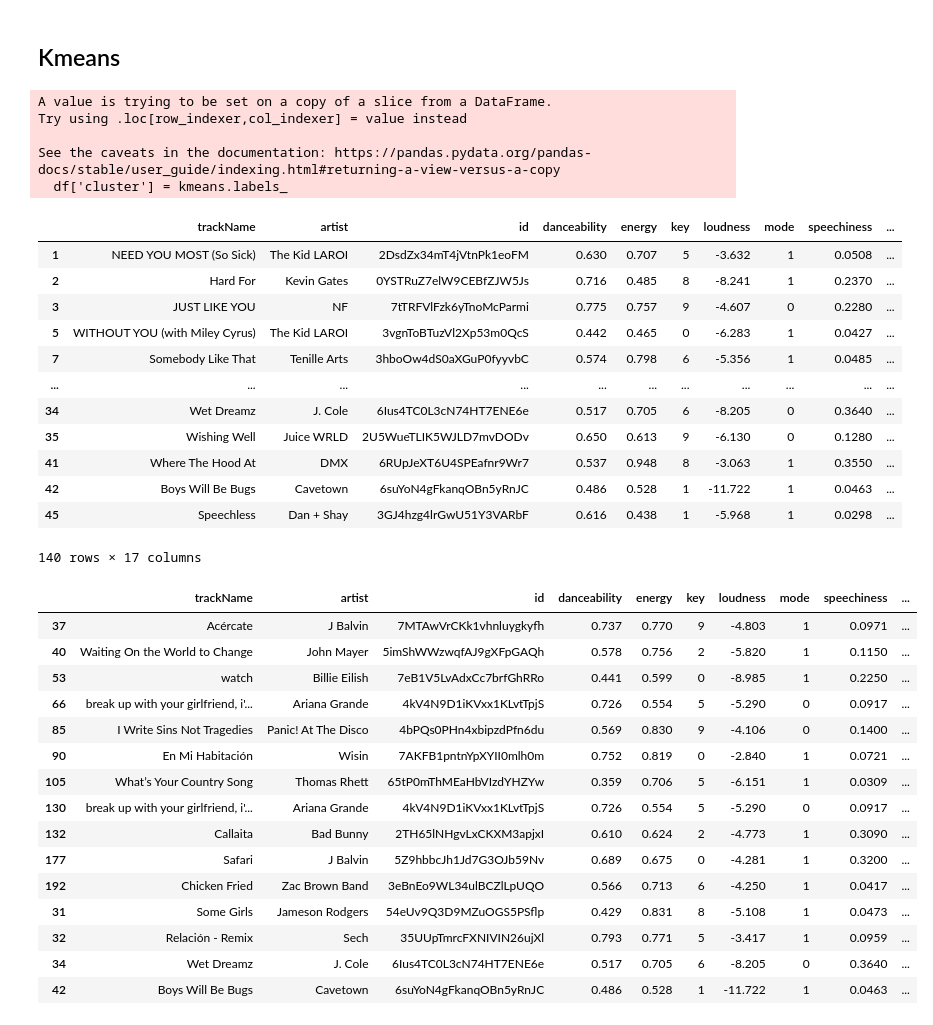
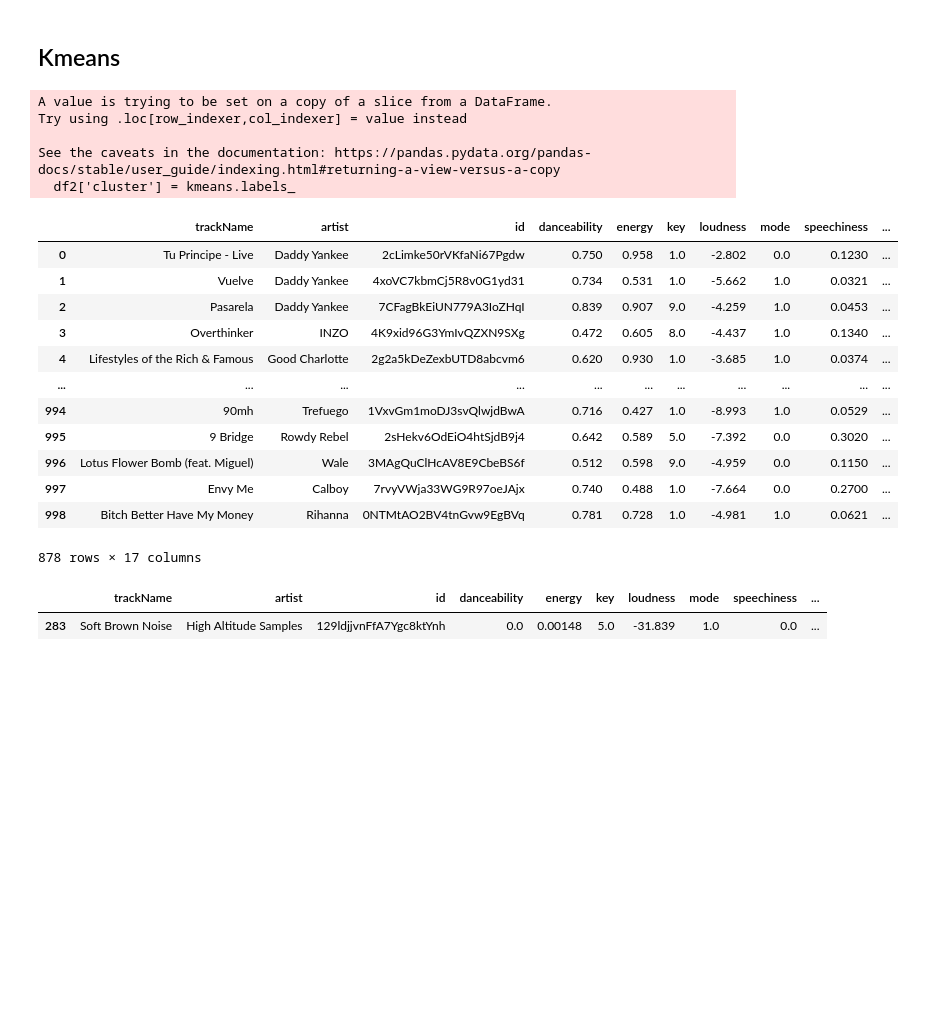
Before and after one commit to benbrill/MoodSpace, a Jupyter notebook: clustering_dataframes.ipynb, the cells around one changed output. Saved outputs shown, nothing was run; the diff lists cells and outputs as text; code cells hidden in the pictures; blank space fills up the shorter version.

```diff
--- a/clustering_dataframes.ipynb
+++ b/clustering_dataframes.ipynb
@@ -72,0 +71,4 @@ import get_lyrics
+# %%
+import lyricsgenius
+genius = lyricsgenius.Genius()
+genius.search_song("Waiting On ther World to Change", "John Mayer").lyrics
@@ -74,15 +80,24 @@ import get_lyrics
 def genDF(songDict):
     df = pd.DataFrame(songDict)
     df = df.apply(lambda X: getSongStats(X), axis = 1)
-    df['lyrics'] = df.apply(lambda X: get_lyrics.main(X['trackName'], X['artist']), axis = 1)
+    def get_lyrics(X):
+        try:
+            r = genius.search_song(X['trackName'], X['artist']).lyrics
+        except:
+            return None
+        return r
+    df['lyrics'] = df.apply(get_lyrics, axis = 1)
     return df
 def getSongStats(df):
-    audioFeats = sp.audio_features(df['id'])
-    featNames = list(audioFeats[0].keys())[:12]
-    returnList = []
-    for feat in featNames:
-        # returnList.append(audioFeats[0][feat])
-        df[feat] = audioFeats[0][feat]
+    try:
+        audioFeats = sp.audio_features(df['id'])
+        featNames = list(audioFeats[0].keys())[:12]
+        returnList = []
+        for feat in featNames:
+            # returnList.append(audioFeats[0][feat])
+            df[feat] = audioFeats[0][feat]
+    except AttributeError:
+        return None
     return df
 # %%
 h = sp.audio_features('0VjIjW4GlUZAMYd2vXMi3b')
@@ -137,2 +152,2 @@ The lyrics for this song were not found!
 # %%
-df[~df['lyrics'].isna()]
+df2 = df[~df['lyrics'].isna()]
@@ -207,47 +176,33 @@ df
 from sklearn.cluster import KMeans
 
 kmeans = KMeans(8)
-X = df[["energy", "valence", "tempo", "liveness"]]
+X = df2[["energy", "valence", "tempo", "liveness"]]
 kmeans.fit_transform(X)
-df['cluster'] = kmeans.labels_
-df
+df2['cluster'] = kmeans.labels_
+df2
 # %% [output]
 A value is trying to be set on a copy of a slice from a DataFrame.
 Try using .loc[row_indexer,col_indexer] = value instead
 
 See the caveats in the documentation: https://pandas.pydata.org/pandas-docs/stable/user_guide/indexing.html#returning-a-view-versus-a-copy
-  df['cluster'] = kmeans.labels_
+  df2['cluster'] = kmeans.labels_
 |  | trackName | artist | id | danceability | energy | key | loudness | mode | speechiness | ... |
-| 1 | NEED YOU MOST (So Sick) | The Kid LAROI | 2DsdZx34mT4jVtnPk1eoFM | 0.630 | 0.707 | 5 | -3.632 | 1 | 0.0508 | ... |
-| 2 | Hard For | Kevin Gates | 0YSTRuZ7elW9CEBfZJW5Js | 0.716 | 0.485 | 8 | -8.241 | 1 | 0.2370 | ... |
-| 3 | JUST LIKE YOU | NF | 7tTRFVlFzk6yTnoMcParmi | 0.775 | 0.757 | 9 | -4.607 | 0 | 0.2280 | ... |
-| 5 | WITHOUT YOU (with Miley Cyrus) | The Kid LAROI | 3vgnToBTuzVl2Xp53m0QcS | 0.442 | 0.465 | 0 | -6.283 | 1 | 0.0427 | ... |
-| 7 | Somebody Like That | Tenille Arts | 3hboOw4dS0aXGuP0fyyvbC | 0.574 | 0.798 | 6 | -5.356 | 1 | 0.0485 | ... |
+| 0 | Tu Principe - Live | Daddy Yankee | 2cLimke50rVKfaNi67Pgdw | 0.750 | 0.958 | 1.0 | -2.802 | 0.0 | 0.1230 | ... |
+| 1 | Vuelve | Daddy Yankee | 4xoVC7kbmCj5R8v0G1yd31 | 0.734 | 0.531 | 1.0 | -5.662 | 1.0 | 0.0321 | ... |
+| 2 | Pasarela | Daddy Yankee | 7CFagBkEiUN779A3IoZHqI | 0.839 | 0.907 | 9.0 | -4.259 | 1.0 | 0.0453 | ... |
+| 3 | Overthinker | INZO | 4K9xid96G3YmIvQZXN9SXg | 0.472 | 0.605 | 8.0 | -4.437 | 1.0 | 0.1340 | ... |
+| 4 | Lifestyles of the Rich & Famous | Good Charlotte | 2g2a5kDeZexbUTD8abcvm6 | 0.620 | 0.930 | 1.0 | -3.685 | 1.0 | 0.0374 | ... |
 | ... | ... | ... | ... | ... | ... | ... | ... | ... | ... | ... |
-| 34 | Wet Dreamz | J. Cole | 6Ius4TC0L3cN74HT7ENE6e | 0.517 | 0.705 | 6 | -8.205 | 0 | 0.3640 | ... |
-| 35 | Wishing Well | Juice WRLD | 2U5WueTLIK5WJLD7mvDODv | 0.650 | 0.613 | 9 | -6.130 | 0 | 0.1280 | ... |
-| 41 | Where The Hood At | DMX | 6RUpJeXT6U4SPEafnr9Wr7 | 0.537 | 0.948 | 8 | -3.063 | 1 | 0.3550 | ... |
-| 42 | Boys Will Be Bugs | Cavetown | 6suYoN4gFkanqOBn5yRnJC | 0.486 | 0.528 | 1 | -11.722 | 1 | 0.0463 | ... |
-| 45 | Speechless | Dan + Shay | 3GJ4hzg4lrGwU51Y3VARbF | 0.616 | 0.438 | 1 | -5.968 | 1 | 0.0298 | ... |
+| 994 | 90mh | Trefuego | 1VxvGm1moDJ3svQlwjdBwA | 0.716 | 0.427 | 1.0 | -8.993 | 1.0 | 0.0529 | ... |
+| 995 | 9 Bridge | Rowdy Rebel | 2sHekv6OdEiO4htSjdB9j4 | 0.642 | 0.589 | 5.0 | -7.392 | 0.0 | 0.3020 | ... |
+| 996 | Lotus Flower Bomb (feat. Miguel) | Wale | 3MAgQuClHcAV8E9CbeBS6f | 0.512 | 0.598 | 9.0 | -4.959 | 0.0 | 0.1150 | ... |
+| 997 | Envy Me | Calboy | 7rvyVWja33WG9R97oeJAjx | 0.740 | 0.488 | 1.0 | -7.664 | 0.0 | 0.2700 | ... |
+| 998 | Bitch Better Have My Money | Rihanna | 0NTMtAO2BV4tnGvw9EgBVq | 0.781 | 0.728 | 1.0 | -4.981 | 1.0 | 0.0621 | ... |
-140 rows × 17 columns
+878 rows × 17 columns
 # %%
 n = 7
-df[df['cluster'] == n]
+df2[df2['cluster'] == n]
 # %% [output]
 |  | trackName | artist | id | danceability | energy | key | loudness | mode | speechiness | ... |
-| 37 | Acércate | J Balvin | 7MTAwVrCKk1vhnluygkyfh | 0.737 | 0.770 | 9 | -4.803 | 1 | 0.0971 | ... |
-| 40 | Waiting On the World to Change | John Mayer | 5imShWWzwqfAJ9gXFpGAQh | 0.578 | 0.756 | 2 | -5.820 | 1 | 0.1150 | ... |
-| 53 | watch | Billie Eilish | 7eB1V5LvAdxCc7brfGhRRo | 0.441 | 0.599 | 0 | -8.985 | 1 | 0.2250 | ... |
-| 66 | break up with your girlfriend, i'... | Ariana Grande | 4kV4N9D1iKVxx1KLvtTpjS | 0.726 | 0.554 | 5 | -5.290 | 0 | 0.0917 | ... |
-| 85 | I Write Sins Not Tragedies | Panic! At The Disco | 4bPQs0PHn4xbipzdPfn6du | 0.569 | 0.830 | 9 | -4.106 | 0 | 0.1400 | ... |
-| 90 | En Mi Habitación | Wisin | 7AKFB1pntnYpXYII0mlh0m | 0.752 | 0.819 | 0 | -2.840 | 1 | 0.0721 | ... |
-| 105 | What’s Your Country Song | Thomas Rhett | 65tP0mThMEaHbVIzdYHZYw | 0.359 | 0.706 | 5 | -6.151 | 1 | 0.0309 | ... |
-| 130 | break up with your girlfriend, i'... | Ariana Grande | 4kV4N9D1iKVxx1KLvtTpjS | 0.726 | 0.554 | 5 | -5.290 | 0 | 0.0917 | ... |
-| 132 | Callaita | Bad Bunny | 2TH65lNHgvLxCKXM3apjxI | 0.610 | 0.624 | 2 | -4.773 | 1 | 0.3090 | ... |
-| 177 | Safari | J Balvin | 5Z9hbbcJh1Jd7G3OJb59Nv | 0.689 | 0.675 | 0 | -4.281 | 1 | 0.3200 | ... |
-| 192 | Chicken Fried | Zac Brown Band | 3eBnEo9WL34ulBCZlLpUQO | 0.566 | 0.713 | 6 | -4.250 | 1 | 0.0417 | ... |
-| 31 | Some Girls | Jameson Rodgers | 54eUv9Q3D9MZuOGS5PSflp | 0.429 | 0.831 | 8 | -5.108 | 1 | 0.0473 | ... |
-| 32 | Relación - Remix | Sech | 35UUpTmrcFXNIVIN26ujXl | 0.793 | 0.771 | 5 | -3.417 | 1 | 0.0959 | ... |
-| 34 | Wet Dreamz | J. Cole | 6Ius4TC0L3cN74HT7ENE6e | 0.517 | 0.705 | 6 | -8.205 | 0 | 0.3640 | ... |
-| 42 | Boys Will Be Bugs | Cavetown | 6suYoN4gFkanqOBn5yRnJC | 0.486 | 0.528 | 1 | -11.722 | 1 | 0.0463 | ... |
+| 283 | Soft Brown Noise | High Altitude Samples | 129ldjjvnFfA7Ygc8ktYnh | 0.0 | 0.00148 | 5.0 | -31.839 | 1.0 | 0.0 | ... |
 # %%
```
Also changed, not shown: parts of 11 cells of this notebook, 2 other files.
